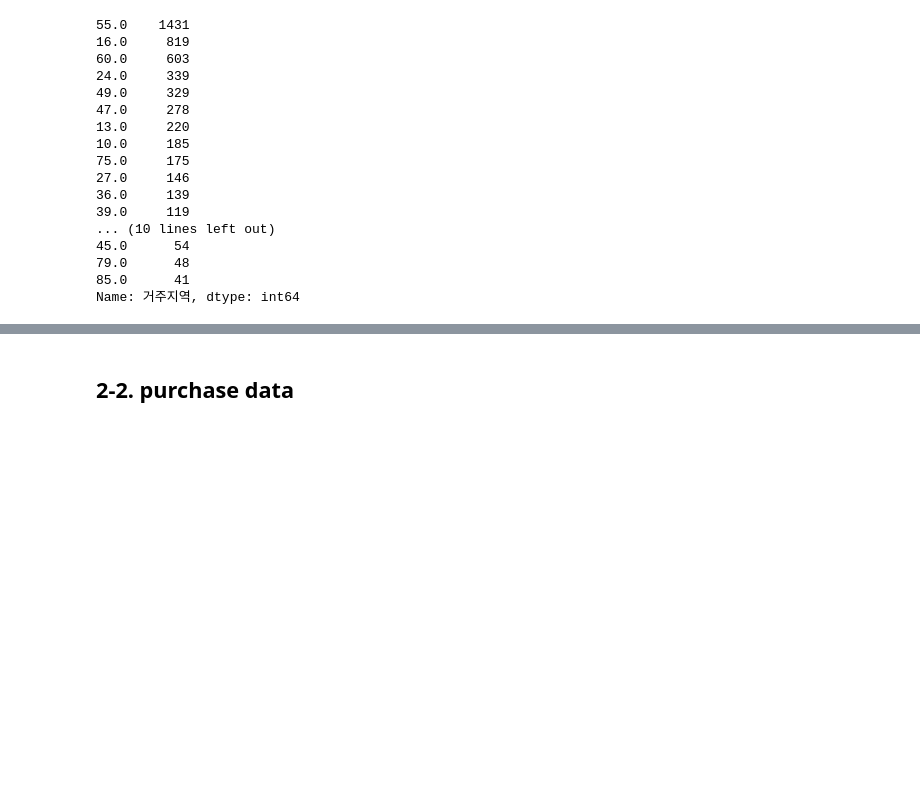
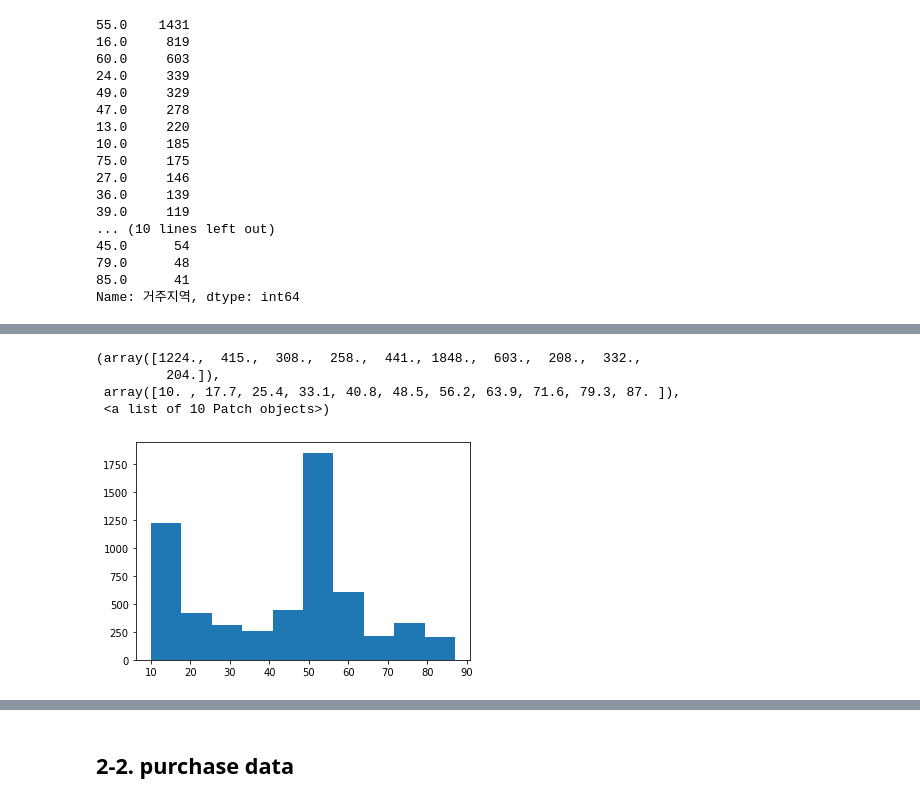
Before and after one commit to JungHyukJin/ModuleProject01, a Jupyter notebook: classification.ipynb, the cells around one changed output, grey strips where cells are left out. Cells and saved outputs as stored; diff of their text form; code cells hidden in the pictures; blank space fills up the shorter version.

```diff
--- a/classification.ipynb
+++ b/classification.ipynb
@@ -402,0 +506,8 @@ S_koo
+# %%
+plt.hist(s_df_client['거주지역'])
+# %% [output]
+(array([1224.,  415.,  308.,  258.,  441., 1848.,  603.,  208.,  332.,
+         204.]),
+ array([10. , 17.7, 25.4, 33.1, 40.8, 48.5, 56.2, 63.9, 71.6, 79.3, 87. ]),
+ <a list of 10 Patch objects>)
+[figure, added]
```
Also changed, not shown: parts of 23 cells of this notebook.
